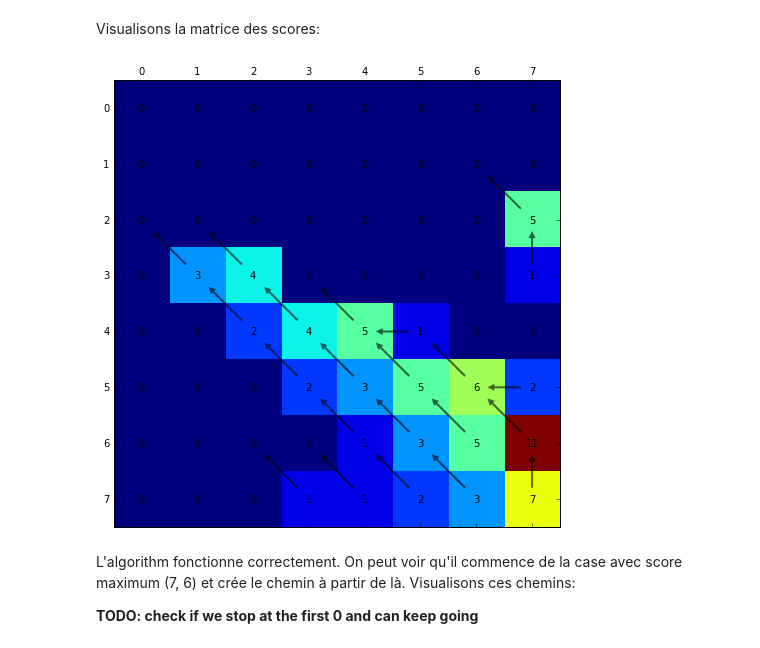
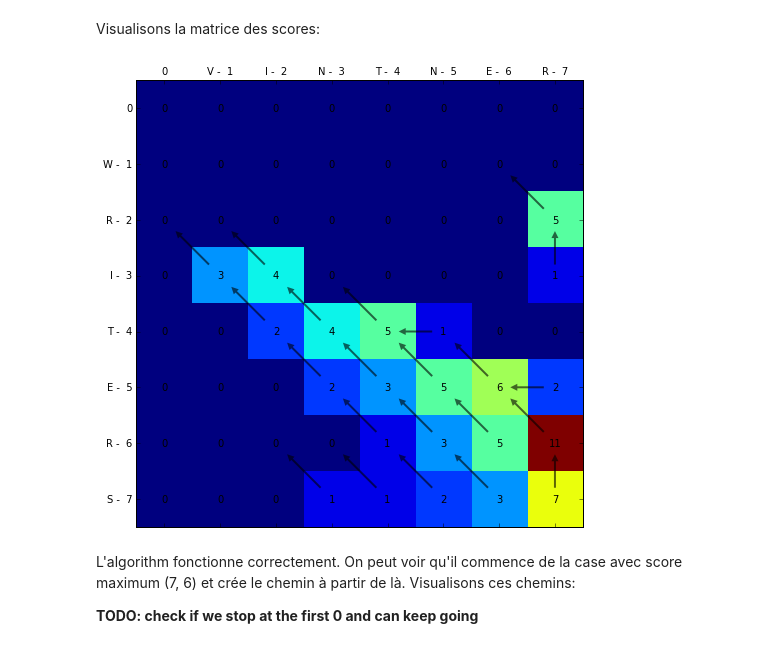
Before and after one commit to bonaert/bioinformatics, a Jupyter notebook: Report.ipynb, the cells around one changed output. Saved outputs shown, nothing was run; the diff lists cells and outputs as text; code cells hidden in the pictures.

```diff
--- a/Report.ipynb
+++ b/Report.ipynb
@@ -820,9 +860,9 @@ TNER
 # %% [markdown]
 Visualisons la matrice des scores:
 # %%
-printColoredMatrix(scoreMatrix, arrowMatrix, figsize=(8, 8), arrowColor='black')
+printColoredMatrix(scoreMatrix, arrowMatrix, seq1=a, seq2=b, figsize=(8, 8), arrowColor='black')
 # %% [output]
-[figure, old version]
+[figure, new version]
 # %% [markdown]
 L'algorithm fonctionne correctement. On peut voir qu'il commence de la case avec score maximum (7, 6) et crée le chemin à partir de là. Visualisons ces chemins:
 
```
Also changed, not shown: parts of 10 cells of this notebook.
